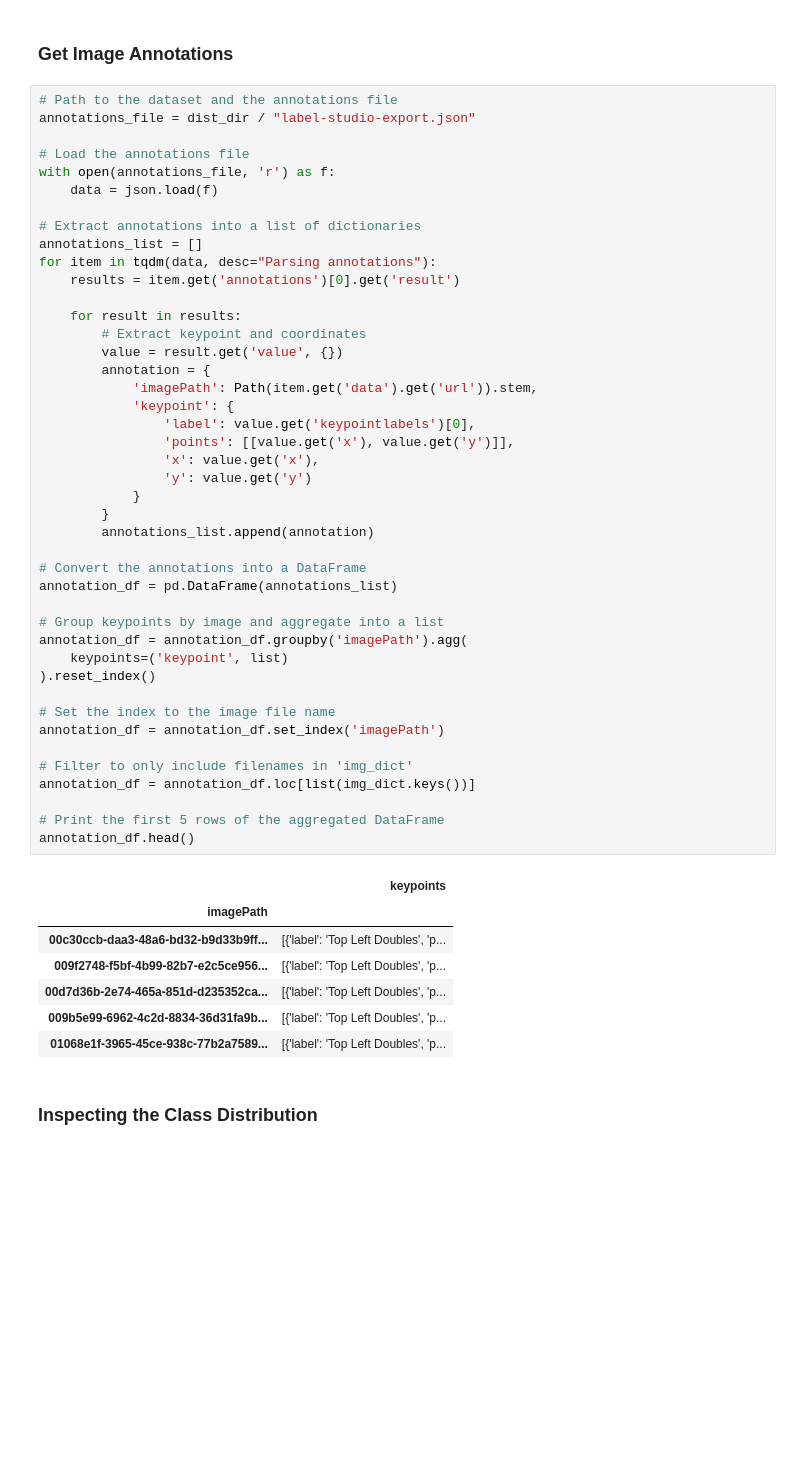
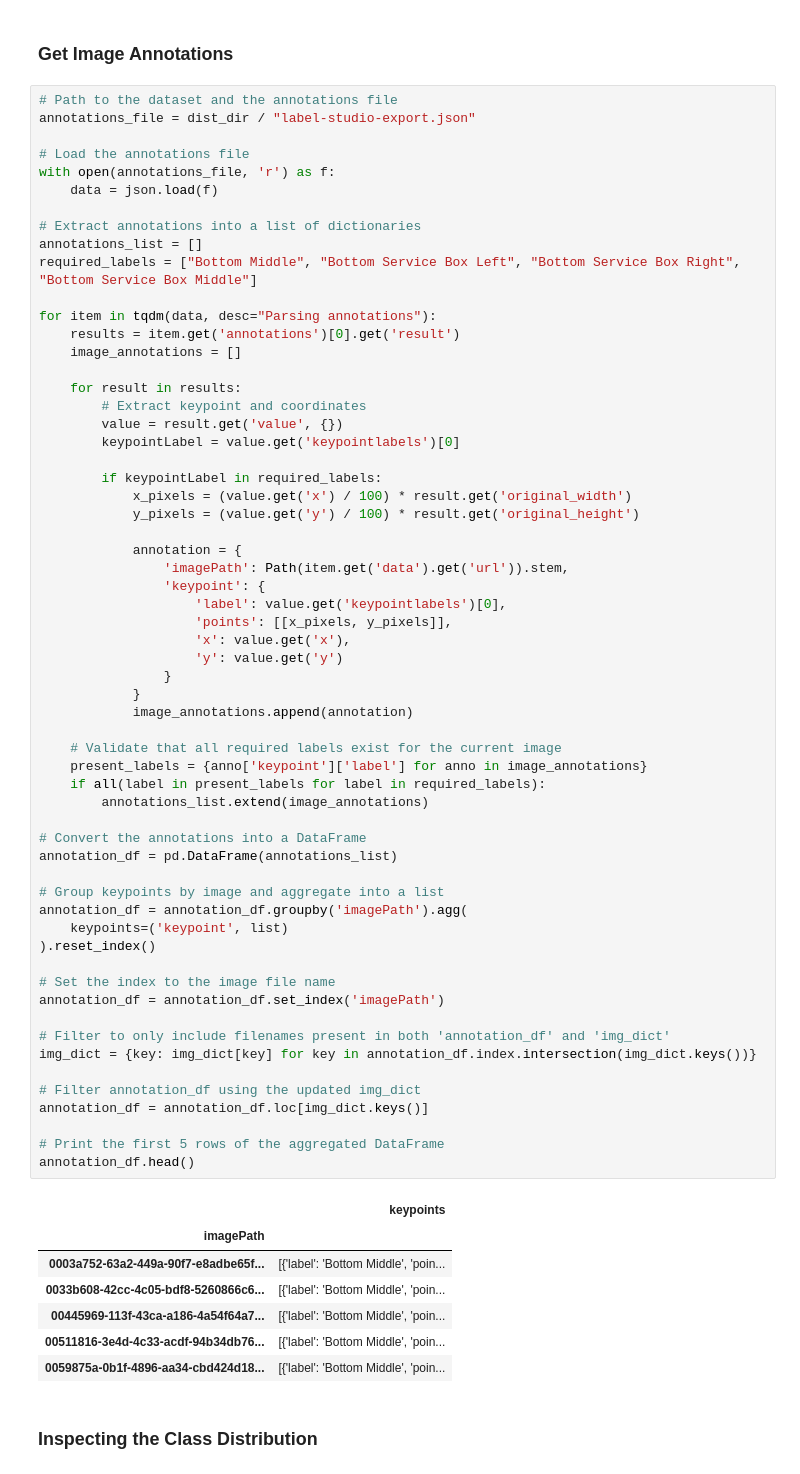
Before and after one commit to ryaposov/keypoint-rcnn-test, a Jupyter notebook: notebooks/pytorch-keypoint-r-cnn-training-labelme.ipynb, the cells around one changed output. Drawn from its saved outputs; the diff is of its cells as text; blank space fills up the shorter version.

```diff
--- a/notebooks/pytorch-keypoint-r-cnn-training-labelme.ipynb
+++ b/notebooks/pytorch-keypoint-r-cnn-training-labelme.ipynb
@@ -213,49 +223,66 @@ annotations_file = dist_dir / "label-studio-export.json"
 with open(annotations_file, 'r') as f:
     data = json.load(f)
 
 # Extract annotations into a list of dictionaries
 annotations_list = []
+required_labels = ["Bottom Middle", "Bottom Service Box Left", "Bottom Service Box Right", "Bottom Service Box Middle"]
+
 for item in tqdm(data, desc="Parsing annotations"):
     results = item.get('annotations')[0].get('result')
+    image_annotations = []
 
     for result in results:
         # Extract keypoint and coordinates
         value = result.get('value', {})
-        annotation = {
-            'imagePath': Path(item.get('data').get('url')).stem,
-            'keypoint': {
-                'label': value.get('keypointlabels')[0],
-                'points': [[value.get('x'), value.get('y')]],
-                'x': value.get('x'),
-                'y': value.get('y')
+        keypointLabel = value.get('keypointlabels')[0]
+
+        if keypointLabel in required_labels:
+            x_pixels = (value.get('x') / 100) * result.get('original_width')
+            y_pixels = (value.get('y') / 100) * result.get('original_height')
+
+            annotation = {
+                'imagePath': Path(item.get('data').get('url')).stem,
+                'keypoint': {
+                    'label': value.get('keypointlabels')[0],
+                    'points': [[x_pixels, y_pixels]],
+                    'x': value.get('x'),
+                    'y': value.get('y')
+                }
             }
-        }
-        annotations_list.append(annotation)
+            image_annotations.append(annotation)
+
+    # Validate that all required labels exist for the current image
+    present_labels = {anno['keypoint']['label'] for anno in image_annotations}
+    if all(label in present_labels for label in required_labels):
+        annotations_list.extend(image_annotations)
 
 # Convert the annotations into a DataFrame
 annotation_df = pd.DataFrame(annotations_list)
 
 # Group keypoints by image and aggregate into a list
 annotation_df = annotation_df.groupby('imagePath').agg(
     keypoints=('keypoint', list)
 ).reset_index()
 
 # Set the index to the image file name
 annotation_df = annotation_df.set_index('imagePath')
 
-# Filter to only include filenames in 'img_dict'
-annotation_df = annotation_df.loc[list(img_dict.keys())]
+# Filter to only include filenames present in both 'annotation_df' and 'img_dict'
+img_dict = {key: img_dict[key] for key in annotation_df.index.intersection(img_dict.keys())}
+
+# Filter annotation_df using the updated img_dict
+annotation_df = annotation_df.loc[img_dict.keys()]
 
 # Print the first 5 rows of the aggregated DataFrame
 annotation_df.head()
 # %% [output]
 |  | keypoints |
 | imagePath |  |
-| 00c30ccb-daa3-48a6-bd32-b9d33b9ff... | [{'label': 'Top Left Doubles', 'p... |
-| 009f2748-f5bf-4b99-82b7-e2c5ce956... | [{'label': 'Top Left Doubles', 'p... |
-| 00d7d36b-2e74-465a-851d-d235352ca... | [{'label': 'Top Left Doubles', 'p... |
-| 009b5e99-6962-4c2d-8834-36d31fa9b... | [{'label': 'Top Left Doubles', 'p... |
-| 01068e1f-3965-45ce-938c-77b2a7589... | [{'label': 'Top Left Doubles', 'p... |
+| 0003a752-63a2-449a-90f7-e8adbe65f... | [{'label': 'Bottom Middle', 'poin... |
+| 0033b608-42cc-4c05-bdf8-5260866c6... | [{'label': 'Bottom Middle', 'poin... |
+| 00445969-113f-43ca-a186-4a54f64a7... | [{'label': 'Bottom Middle', 'poin... |
+| 00511816-3e4d-4c33-acdf-94b34db76... | [{'label': 'Bottom Middle', 'poin... |
+| 0059875a-0b1f-4896-aa34-cbd424d18... | [{'label': 'Bottom Middle', 'poin... |
 # %% [markdown]
 ### Inspecting the Class Distribution
 # %% [markdown]
```
Also changed, not shown: parts of 16 cells of this notebook.
